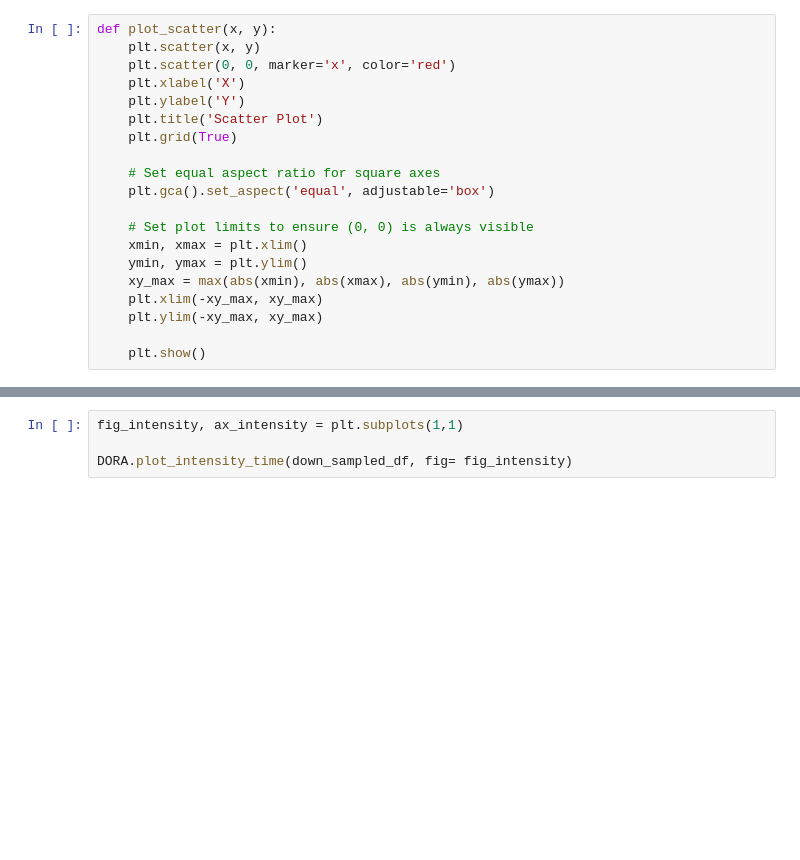
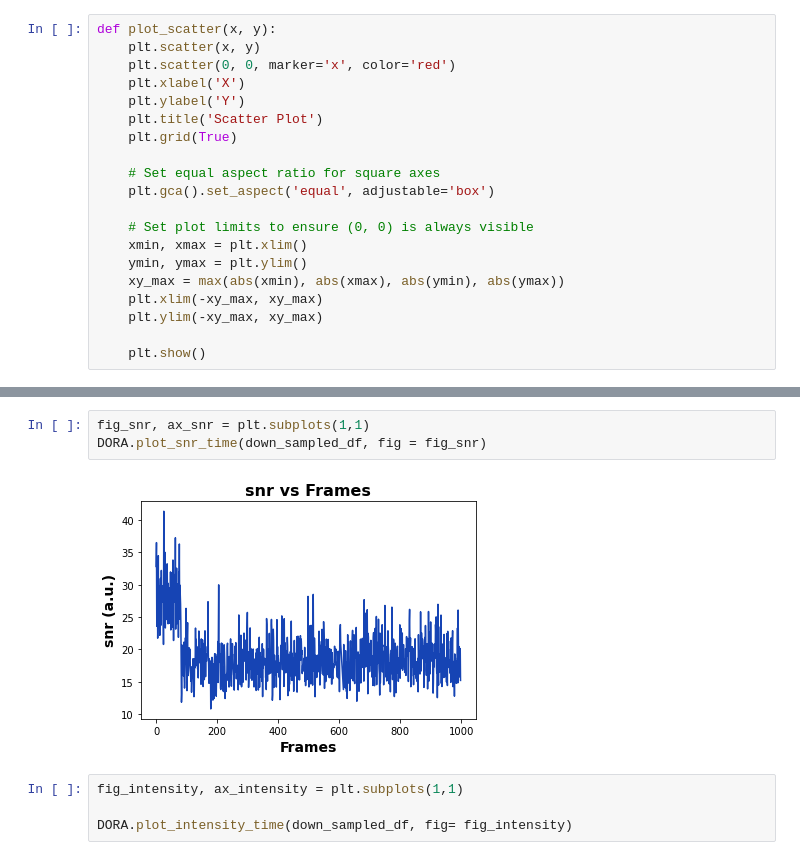
Before and after one commit to bobby3755/MAP, a Jupyter notebook: src/DORA2_Troubleshooter.ipynb, the cells around one changed output, grey strips where cells are left out. Drawn from its saved outputs; the diff is of its cells as text; blank space fills up the shorter version.

```diff
--- a/src/DORA2_Troubleshooter.ipynb
+++ b/src/DORA2_Troubleshooter.ipynb
@@ -140,3 +138,8 @@ DORA.plot_angular_continuous(down_sampled_df, fig = fig_avt)
+# %%
+fig_snr, ax_snr = plt.subplots(1,1)
+DORA.plot_snr_time(down_sampled_df, fig = fig_snr)
+# %% [output]
+[figure, added]
 # %%
 fig_intensity, ax_intensity = plt.subplots(1,1)
 
```
Also changed, not shown: parts of 5 cells of this notebook, 4 other files.
